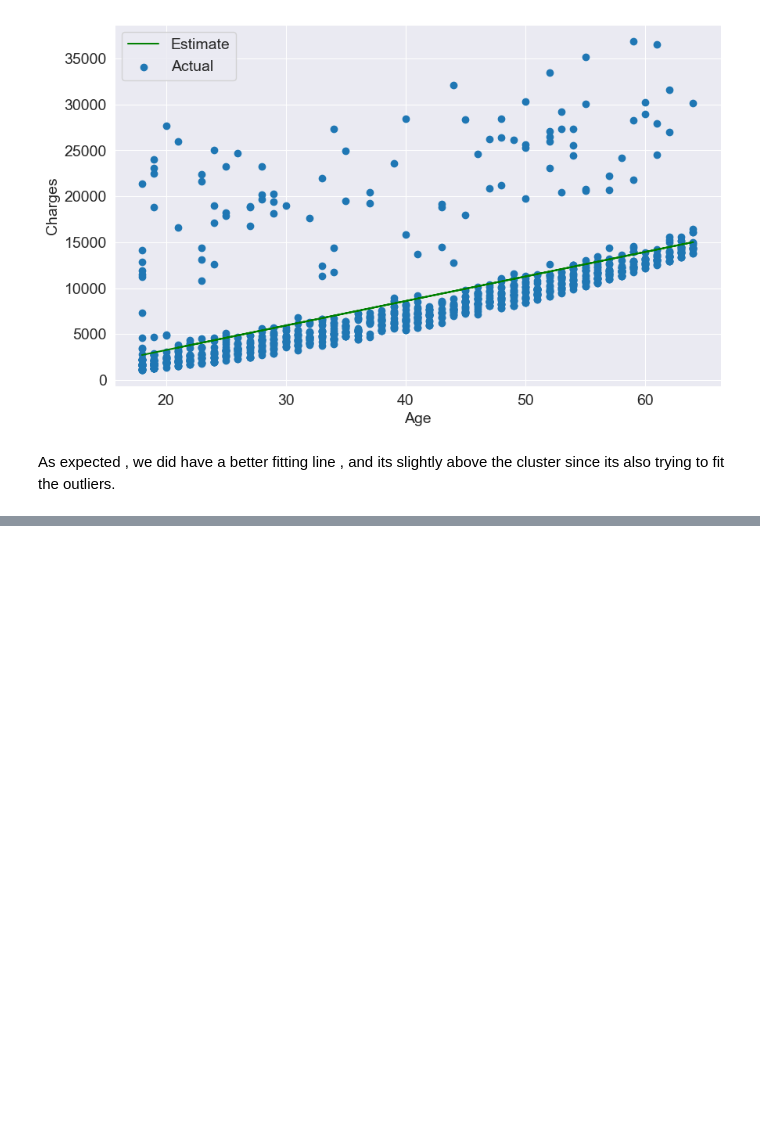
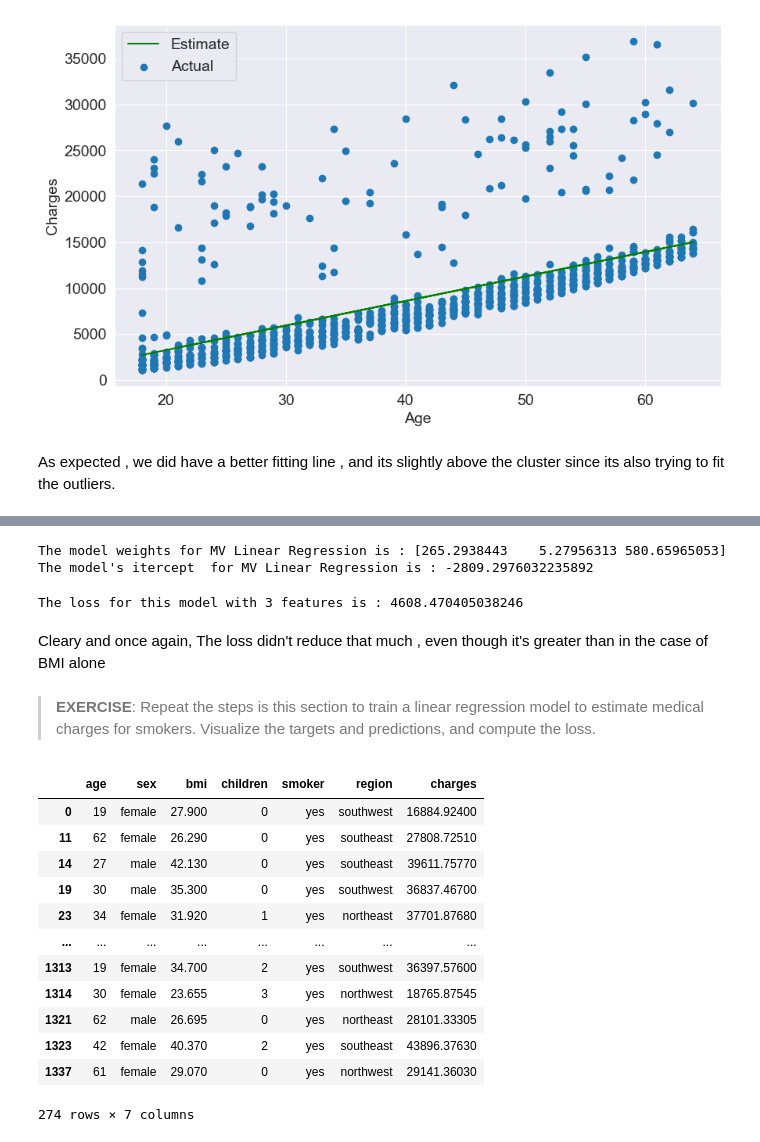
Before and after one commit to IAchaos/Hands-On-ML-Frameworks, a Jupyter notebook: Scikit_Learn/Medical_Expenses_Prediction.ipynb, the cells around one changed output, grey strips where cells are left out. Cells and saved outputs as stored; diff of their text form; code cells hidden in the pictures; blank space fills up the shorter version.

```diff
--- a/Scikit_Learn/Medical_Expenses_Prediction.ipynb
+++ b/Scikit_Learn/Medical_Expenses_Prediction.ipynb
@@ -523,0 +661,9 @@ The visualization shows both models produce similar trend lines that capture the
+# %%
+# Now lets show the models weights
+weigths , intercept_mv_1 = model_mv_OLS_1.coef_ , model_mv_OLS_1.intercept_
+
+print(f"The model weights for MV Linear Regression is : {weigths}")
+print(f"The model's itercept  for MV Linear Regression is : {intercept_mv_1}")
+# %% [output]
+The model weights for MV Linear Regression is : [265.2938443    5.27956313 580.65965053]
+The model's itercept  for MV Linear Regression is : -2809.2976032235892
@@ -523,0 +673,31 @@ The visualization shows both models produce similar trend lines that capture the
+# %%
+# Computing the loss
+
+loss = rmse(target_mv_1, predictions_mv_1)
+
+print(f"The loss for this model with 3 features is : {loss}")
+# %% [output]
+The loss for this model with 3 features is : 4608.470405038246
+# %% [markdown]
+Cleary and once again, The loss didn't reduce that much , even though it's greater than in the case of BMI alone
+# %% [markdown]
+> **EXERCISE**: Repeat the steps is this section to train a linear regression model to estimate medical charges for smokers. Visualize the targets and predictions, and compute the loss.
+# %%
+# Creating data frame for smokers
+
+smoker_data = data[data.smoker == 'yes']
+smoker_data
+# %% [output]
+|  | age | sex | bmi | children | smoker | region | charges |
+| 0 | 19 | female | 27.900 | 0 | yes | southwest | 16884.92400 |
+| 11 | 62 | female | 26.290 | 0 | yes | southeast | 27808.72510 |
+| 14 | 27 | male | 42.130 | 0 | yes | southeast | 39611.75770 |
+| 19 | 30 | male | 35.300 | 0 | yes | southwest | 36837.46700 |
+| 23 | 34 | female | 31.920 | 1 | yes | northeast | 37701.87680 |
+| ... | ... | ... | ... | ... | ... | ... | ... |
+| 1313 | 19 | female | 34.700 | 2 | yes | southwest | 36397.57600 |
+| 1314 | 30 | female | 23.655 | 3 | yes | northwest | 18765.87545 |
+| 1321 | 62 | male | 26.695 | 0 | yes | northeast | 28101.33305 |
+| 1323 | 42 | female | 40.370 | 2 | yes | southeast | 43896.37630 |
+| 1337 | 61 | female | 29.070 | 0 | yes | northwest | 29141.36030 |
+274 rows × 7 columns
```
Also changed, not shown: parts of 39 cells of this notebook.
